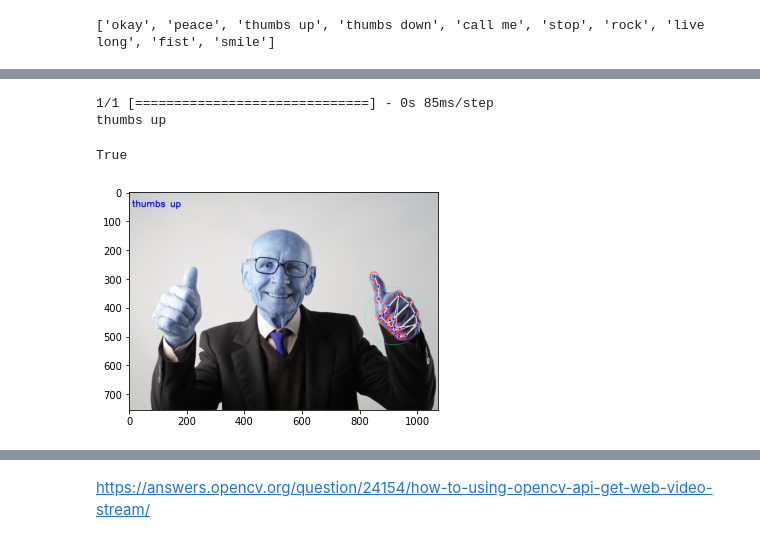
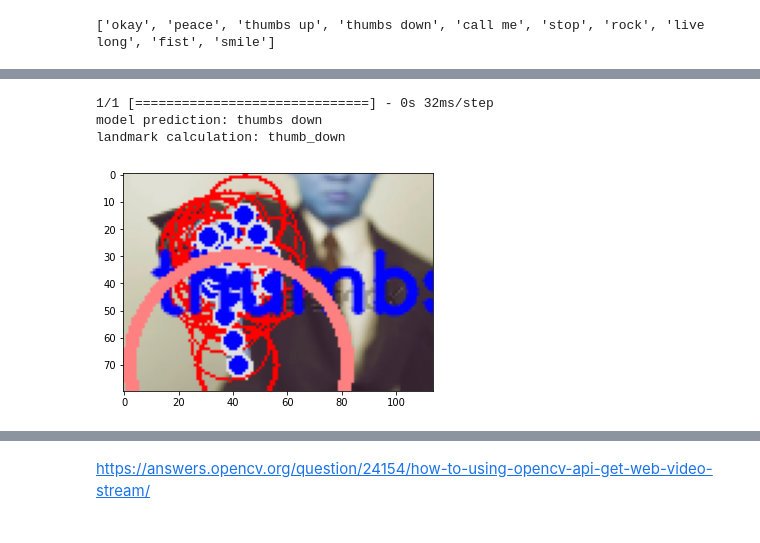
Before and after one commit to mgoetze06/fotobooth, a Jupyter notebook: fotobox-cvml.ipynb, the cells around one changed output, grey strips where cells are left out. Cells and saved outputs as stored; diff of their text form; code cells hidden in the pictures.

Commit message:
calculate thumb orientation with distance; without model prediction --> no tensorflow needed

```diff
--- a/fotobox-cvml.ipynb
+++ b/fotobox-cvml.ipynb
@@ -197,6 +195,6 @@ ModuleNotFoundError: ignored
 # %%
 mpHands = mp.solutions.hands
-hands = mpHands.Hands(max_num_hands=1, min_detection_confidence=0.8)
+hands = mpHands.Hands(max_num_hands=2, min_detection_confidence=0.8)
 mpDraw = mp.solutions.drawing_utils
 # %%
 # Load the gesture recognizer model
@@ -212,8 +210,11 @@ print(classNames)
 ['okay', 'peace', 'thumbs up', 'thumbs down', 'call me', 'stop', 'rock', 'live long', 'fist', 'smile']
 # %%
 #thumbs_img = cv2.imread('thumbsup.jpg')
-thumbs_img = cv2.imread('thumbsup2.jpg')
-#thumbs_img = cv2.imread('thumbsdown.jpg')
+#thumbs_img = cv2.imread('thumbsup2.jpg')
+thumbs_img = cv2.imread('thumbsdown.jpg')
+#thumbs_img = cv2.imread('face0.jpg')
+
+
 h_org,w_org,temp = thumbs_img.shape
 print(thumbs_img.shape)
 reduce_factor = 6
@@ -251,6 +295,7 @@ while counter < 2:
     className = ''
     # post process the result
     if result.multi_hand_landmarks:
+        print("found hand landmarks")
         landmarks_pred = []
         landmarks_draw = []
         shape = thumbs_img.shape
@@ -262,10 +307,12 @@ while counter < 2:
                 landmarks_draw.append([lm.x * shape[1],lm.y * shape[0]])
                 cv2.circle(thumbs_img,(int((lmx/x)*y), int((lmy/y)*x)),15,(255, 0, 0))
             mpDraw.draw_landmarks(thumbs_img, handslms, mpHands.HAND_CONNECTIONS)
-
+    else:
+        print("no hand landmarks")
     counter = counter + 1
 # Drawing landmarks on frames
-rx,ry = calc_landmark_center(landmarks_draw)
-print(rx,ry)
-_ = cv2.circle(thumbs_img,(rx,ry),100,(0, 255, 255))
+#rx,ry = calc_landmark_center(landmarks_draw)
+#thumb_up_down = get_thumb_orientation(landmarks_draw,False)
+#print(rx,ry)
+#_ = cv2.circle(thumbs_img,(rx,ry),100,(0, 255, 255))
 # %% [output]
@@ -273,31 +323,40 @@ _ = cv2.circle(thumbs_img,(rx,ry),100,(0, 255, 255))
 # %%
 # Predict gesture in Hand Gesture Recognition project
-for i in range(len(landmarks_pred)//21):
-    #print(len(landmarks))
-    #print(i)
-    #print((21+(i*21)))
-    prediction = model.predict([landmarks[i*21:(21+(i*21))]]) #problem with predict if more than one hand is detected
-    #prediction = model.predict([landmarks_pred[0:21]])
-    #--> landmarks sind dann doppelt so lang wie sie für eine hand sein müssten
+if result.multi_hand_landmarks:
+    for i in range(len(landmarks_pred)//21):
+        #predict hand class with model
+        prediction = model.predict([landmarks_pred[i*21:(21+(i*21))]]) #problem with predict if more than one hand is detected
+        #prediction = model.predict([landmarks_pred[0:21]])
+        #--> landmarks sind dann doppelt so lang wie sie für eine hand sein müssten
+        pred = prediction.flatten()
+        classID = np.argmax(pred[0:len(pred)-1]) #ignore smile
 
-    #landmarks vektor muss vorher geteilt werden auf die anzahl detecteter hände und dann erst prediction ausgeführt
+        className = classNames[classID]
+        print("model prediction: %s"%className)
+        cv2.putText(thumbs_img, className, (10, (50+i*50)), cv2.FONT_HERSHEY_SIMPLEX,1, (0,0,255), 2, cv2.LINE_AA)
 
-    pred = prediction.flatten()
-    classID = np.argmax(pred[0:len(pred)-1]) #ignore smile
-    #classID = np.argmax(pred)
-    #classID = np.argmax(prediction)
-    #print(prediction)
 
-    className = classNames[classID]
-    print(className)
-      # show the prediction on the frame
-    cv2.circle(thumbs_img,(landmarks_draw[i*21][0],landmarks_draw[i*21][1]),15,(0,0,255),2)
-    cv2.putText(thumbs_img, className, (10, (50+i*50)), cv2.FONT_HERSHEY_SIMPLEX,
-                     1, (0,0,255), 2, cv2.LINE_AA)
-plt.imshow(thumbs_img)
-cv2.imwrite("thumbs.jpg", thumbs_img)
+        #seperate thumb up from thumb down based on max y position
+        thumb_up_down,valid_thumb_orientation = get_thumb_orientation(landmarks_draw[i*21:(21+(i*21))],False)
+        if valid_thumb_orientation:
+            if thumb_up_down:
+                print("landmark calculation: thumb_up")
+            else:
+                print("landmark calculation: thumb_down")
+            thumb_offset = 4
+            cv2.circle(thumbs_img,(int(landmarks_draw[(i*21)+thumb_offset][0]),int(landmarks_draw[(i*21)+thumb_offset][1])),40,(255,128,128),4)
+
+
+        #get average hand position for future usage
+        rx,ry = calc_landmark_center(landmarks_draw[i*21:(21+(i*21))])
+        cv2.circle(thumbs_img,(rx,ry),100,(0, 255, 255))
+
+    plt.imshow(thumbs_img)
+    cv2.imwrite("thumbs.jpg", thumbs_img)
+else:
+    print("no hand landmarks in img")
 # %% [output]
-1/1 [==============================] - 0s 85ms/step
-thumbs up
+1/1 [==============================] - 0s 32ms/step
+model prediction: thumbs down
+landmark calculation: thumb_down
-True
-[figure, old version]
+[figure, new version]
```
Also changed, not shown: parts of 8 cells of this notebook, 1 other file.
